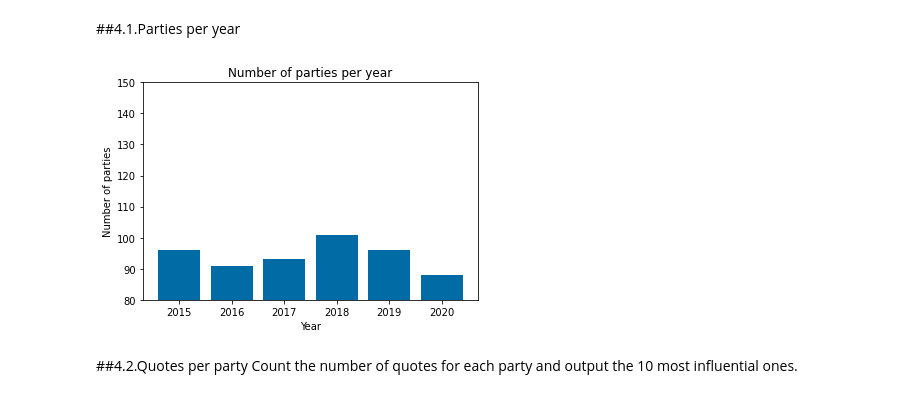
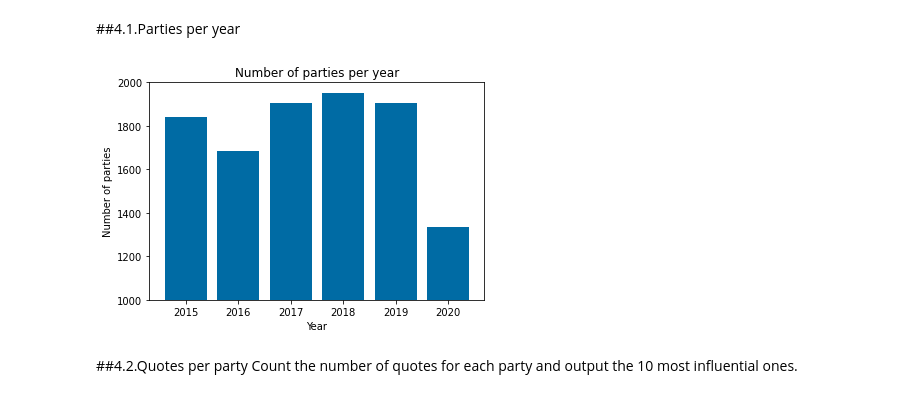
Before and after one commit to epfl-ada/ada-2021-project-acmu, a Jupyter notebook: project_notebook.ipynb, the cells around one changed output. Cells and saved outputs as stored; diff of their text form; code cells hidden in the pictures.

```diff
--- a/project_notebook.ipynb
+++ b/project_notebook.ipynb
@@ -776,20 +784,20 @@ quotebank_one_party.head()
 # %%
 # Get the number of parties for each year
 nr_parties = []
 plt.style.use('tableau-colorblind10')
 for year in YEARS:
     quotebank_one_party = pd.read_csv(QUOTEBANK_ONE_PARTY[year], index_col=[0])
-    parties = len(set(chain.from_iterable(quotebank_one_party['party_one'].values)))
+    parties = len(quotebank_one_party['party_one'].unique())
     nr_parties.append(parties)
 plt.bar(YEARS, nr_parties)
 plt.xlabel("Year")
 ax = plt.gca()
-ax.set_ylim([80, 150])
+ax.set_ylim([1000, 2000])
 plt.ylabel("Number of parties")
 plt.title("Number of parties per year")
 plt.show()
 # %% [output]
-[figure, old version]
+[figure, new version]
 # %% [markdown]
 ##4.2.Quotes per party
 Count the number of quotes for each party and output the 10 most influential ones.
```
Also changed, not shown: parts of 20 cells of this notebook.
